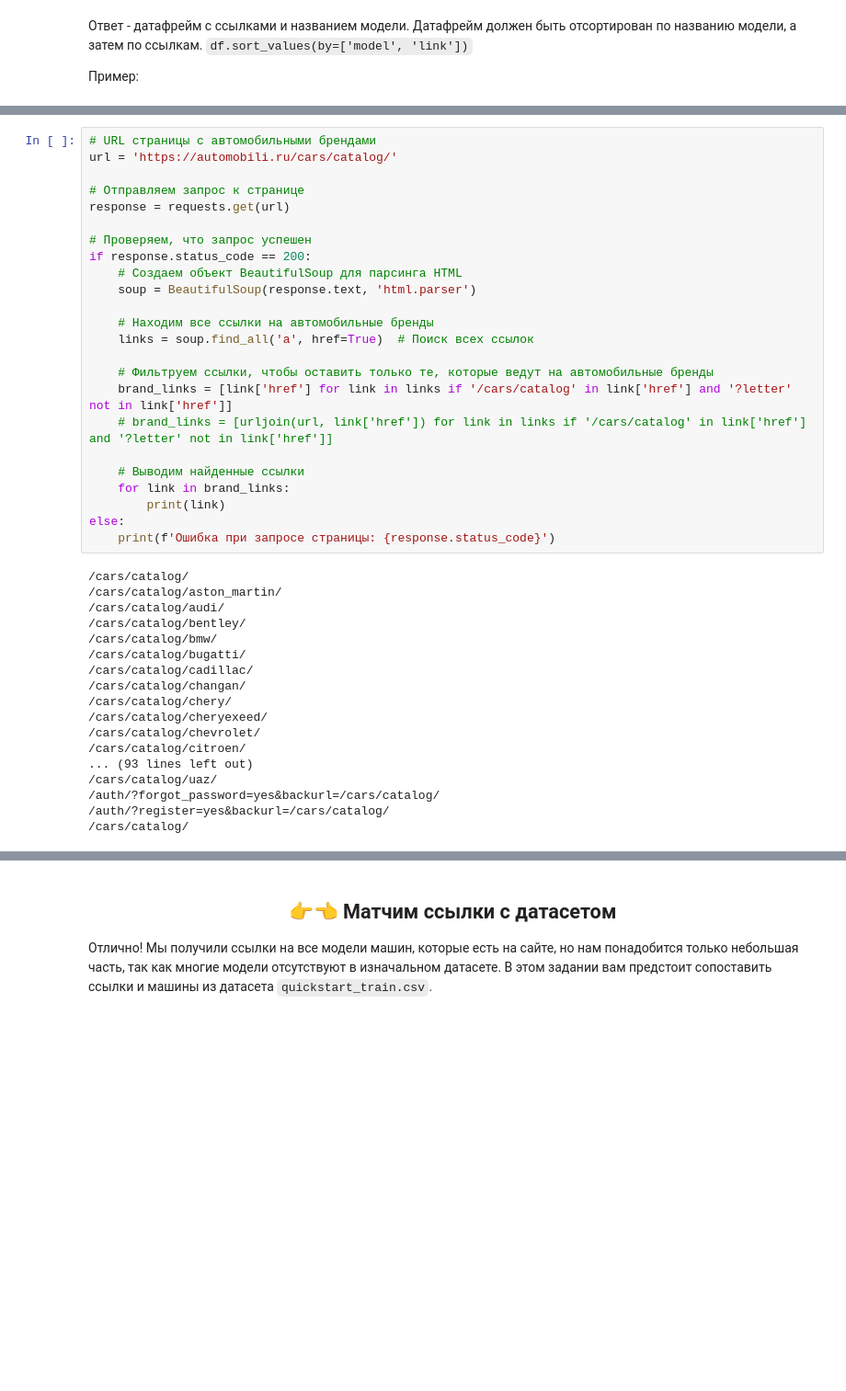
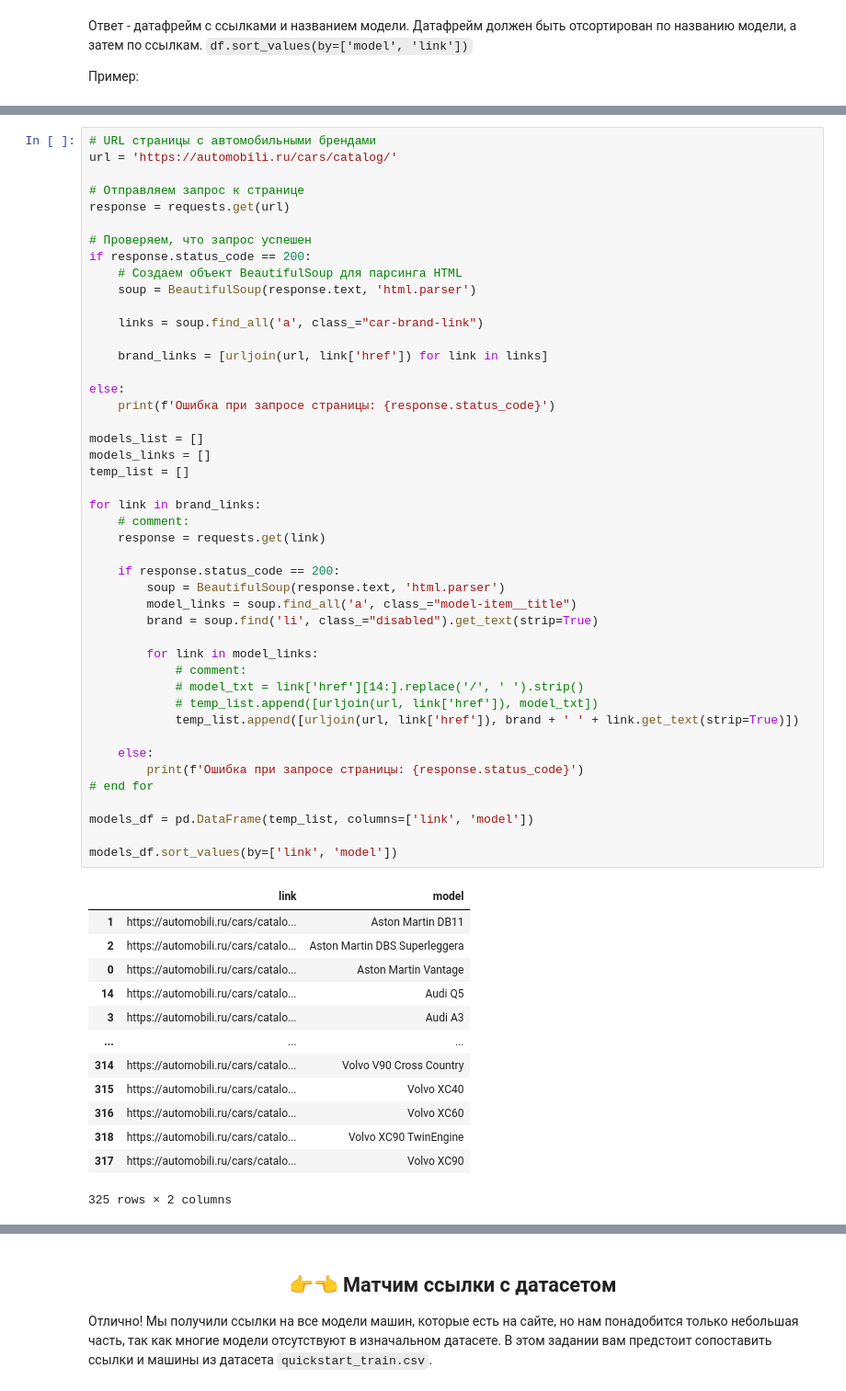
Before and after one commit to nik-gorby/MFTI_DPO, a Jupyter notebook: notebooks/parsing_hw.ipynb, the cells around one changed output, grey strips where cells are left out. Shown at 92% size. Saved outputs shown, nothing was run; the diff lists cells and outputs as text; blank space fills up the shorter version.

```diff
--- a/notebooks/parsing_hw.ipynb
+++ b/notebooks/parsing_hw.ipynb
@@ -93,42 +97,59 @@ df.head()
 # %%
 # URL страницы с автомобильными брендами
 url = 'https://automobili.ru/cars/catalog/'
 
 # Отправляем запрос к странице
 response = requests.get(url)
 
 # Проверяем, что запрос успешен
 if response.status_code == 200:
     # Создаем объект BeautifulSoup для парсинга HTML
     soup = BeautifulSoup(response.text, 'html.parser')
 
-    # Находим все ссылки на автомобильные бренды
-    links = soup.find_all('a', href=True)  # Поиск всех ссылок
+    links = soup.find_all('a', class_="car-brand-link")
 
-    # Фильтруем ссылки, чтобы оставить только те, которые ведут на автомобильные бренды
-    brand_links = [link['href'] for link in links if '/cars/catalog' in link['href'] and '?letter' not in link['href']]
-    # brand_links = [urljoin(url, link['href']) for link in links if '/cars/catalog' in link['href'] and '?letter' not in link['href']]
+    brand_links = [urljoin(url, link['href']) for link in links]
 
-    # Выводим найденные ссылки
-    for link in brand_links:
-        print(link)
 else:
     print(f'Ошибка при запросе страницы: {response.status_code}')
+
+models_list = []
+models_links = []
+temp_list = []
+
+for link in brand_links:
+    # comment:
+    response = requests.get(link)
+
+    if response.status_code == 200:
+        soup = BeautifulSoup(response.text, 'html.parser')
+        model_links = soup.find_all('a', class_="model-item__title")
+        brand = soup.find('li', class_="disabled").get_text(strip=True)
+
+        for link in model_links:
+            # comment:
+            # model_txt = link['href'][14:].replace('/', ' ').strip()
+            # temp_list.append([urljoin(url, link['href']), model_txt])
+            temp_list.append([urljoin(url, link['href']), brand + ' ' + link.get_text(strip=True)])
+
+    else:
+        print(f'Ошибка при запросе страницы: {response.status_code}')
+# end for
+
+models_df = pd.DataFrame(temp_list, columns=['link', 'model'])
+
+models_df.sort_values(by=['link', 'model'])
 # %% [output]
+|  | link | model |
+| 1 | https://automobili.ru/cars/catalo... | Aston Martin DB11 |
+| 2 | https://automobili.ru/cars/catalo... | Aston Martin DBS Superleggera |
+| 0 | https://automobili.ru/cars/catalo... | Aston Martin Vantage |
+| 14 | https://automobili.ru/cars/catalo... | Audi Q5 |
+| 3 | https://automobili.ru/cars/catalo... | Audi A3 |
+| ... | ... | ... |
+| 314 | https://automobili.ru/cars/catalo... | Volvo V90 Cross Country |
+| 315 | https://automobili.ru/cars/catalo... | Volvo XC40 |
+| 316 | https://automobili.ru/cars/catalo... | Volvo XC60 |
+| 318 | https://automobili.ru/cars/catalo... | Volvo XC90 TwinEngine |
+| 317 | https://automobili.ru/cars/catalo... | Volvo XC90 |
-/cars/catalog/
-/cars/catalog/aston_martin/
-/cars/catalog/audi/
-/cars/catalog/bentley/
-/cars/catalog/bmw/
-/cars/catalog/bugatti/
-/cars/catalog/cadillac/
-/cars/catalog/changan/
-/cars/catalog/chery/
-/cars/catalog/cheryexeed/
-/cars/catalog/chevrolet/
-/cars/catalog/citroen/
-... (93 lines left out)
-/cars/catalog/uaz/
-/auth/?forgot_password=yes&backurl=/cars/catalog/
-/auth/?register=yes&backurl=/cars/catalog/
-/cars/catalog/
+325 rows × 2 columns
```
Also changed, not shown: parts of 8 cells of this notebook.
